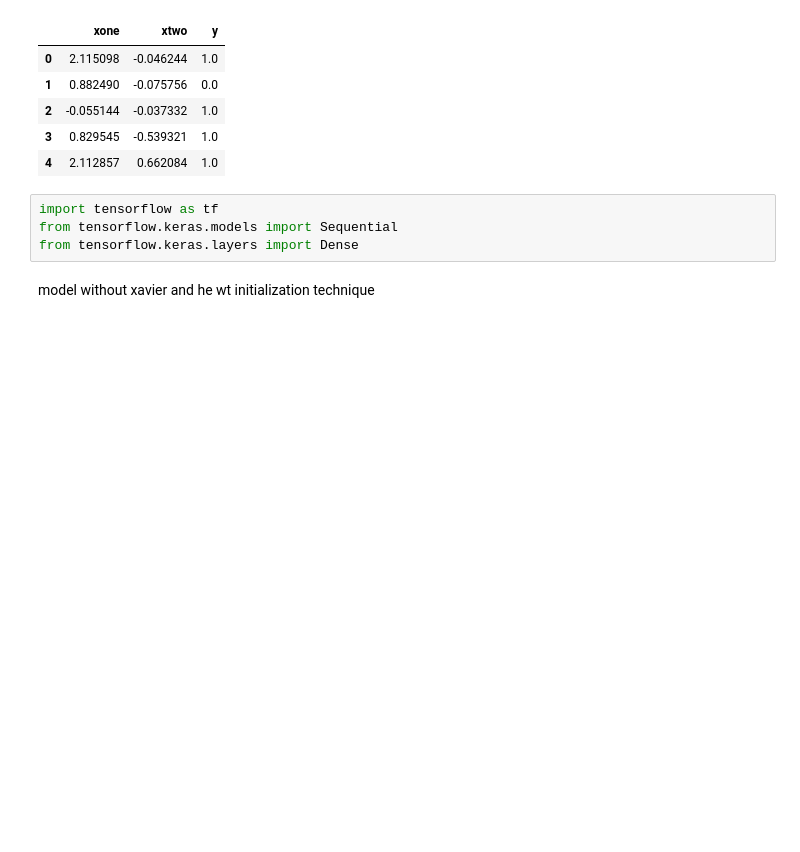
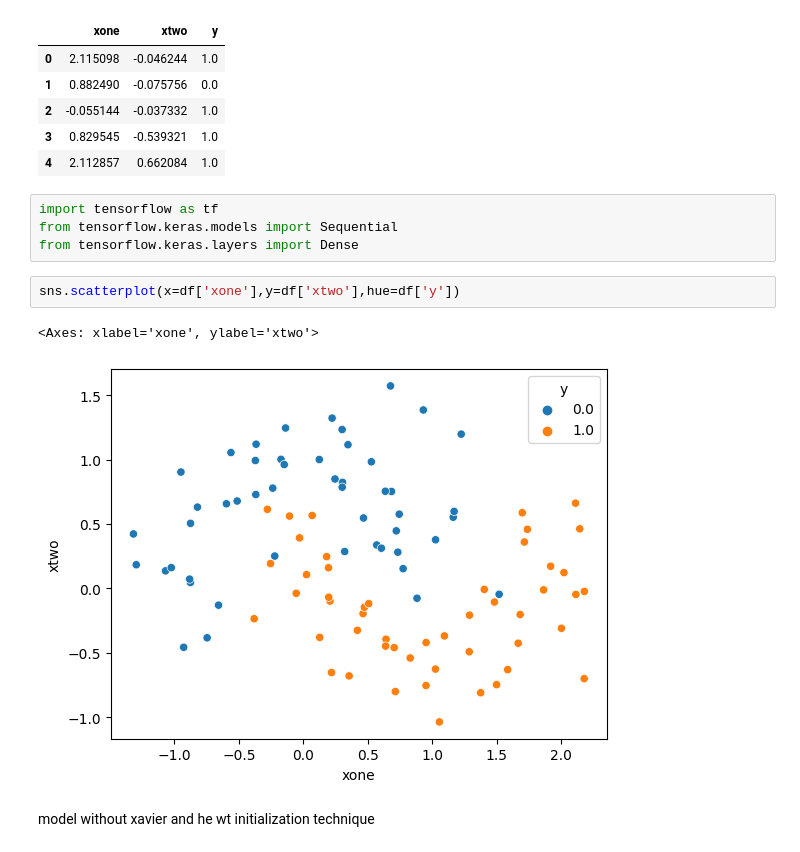
Before and after one commit to Codebreaker42/deep-learning-series, a Jupyter notebook: day11(xavier and he weight initialization technique)/xavier_and_he.ipynb, the cells around one changed output. Drawn from its saved outputs; the diff is of its cells as text; blank space fills up the shorter version.

```diff
--- a/day11(xavier and he weight initialization technique)/xavier_and_he.ipynb
+++ b/day11(xavier and he weight initialization technique)/xavier_and_he.ipynb
@@ -27,6 +29,11 @@ df.head()
 import tensorflow as tf
 from tensorflow.keras.models import Sequential
 from tensorflow.keras.layers import Dense
+# %%
+sns.scatterplot(x=df['xone'],y=df['xtwo'],hue=df['y'])
+# %% [output]
+<Axes: xlabel='xone', ylabel='xtwo'>
+[figure, added]
 # %% [markdown]
 model without xavier and he wt initialization technique
 # %%
```
Also changed, not shown: parts of 22 cells of this notebook.
